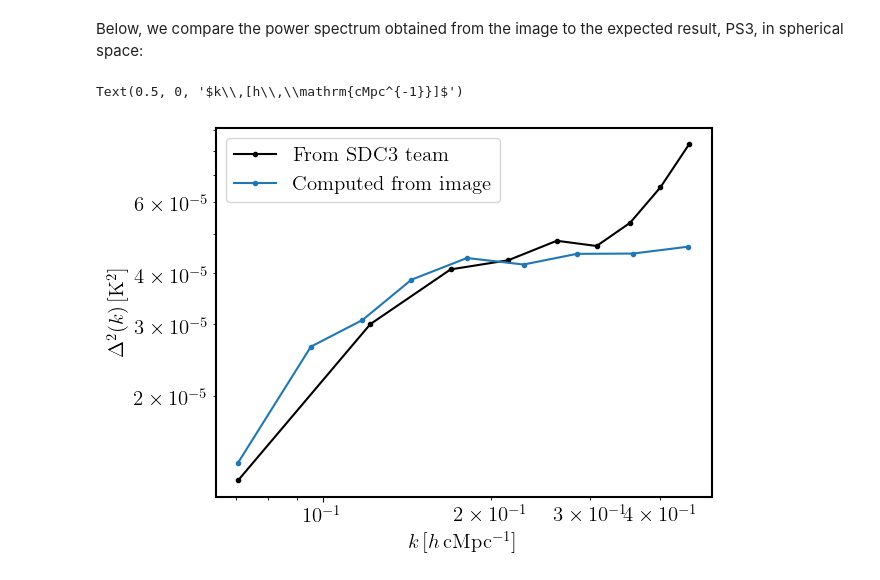
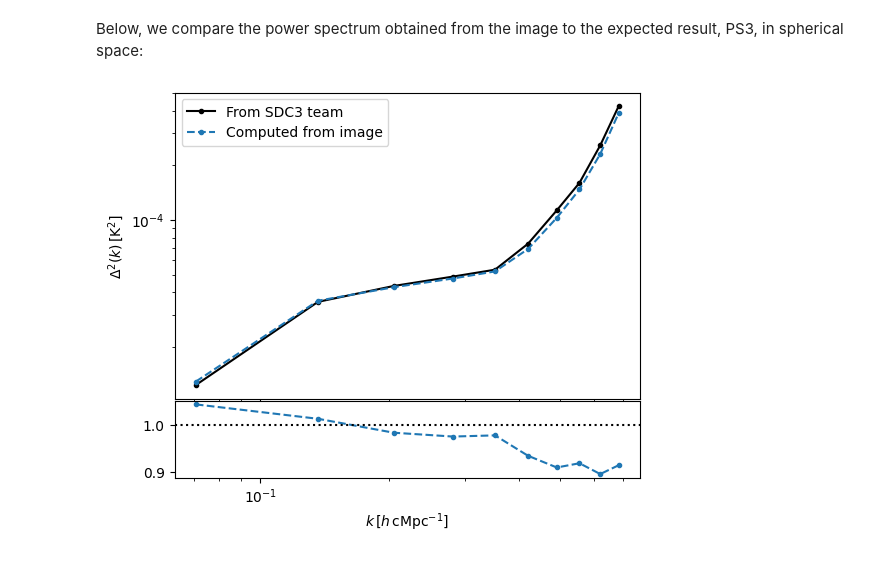
Before and after one commit to guotsuan/science-testcases-srcnetv01, a Jupyter notebook: SWF-008-T1/test_swf008_v0.ipynb, the cells around one changed output. Saved outputs shown, nothing was run; the diff lists cells and outputs as text; code cells hidden in the pictures.

```diff
--- a/SWF-008-T1/test_swf008_v0.ipynb
+++ b/SWF-008-T1/test_swf008_v0.ipynb
@@ -449,9 +329,9 @@ We use `ps_eor` to load the reduced PSF and image files and transform them into
 w_cube = datacube.CartWeightCube.load_from_fits_image_and_psf(
     files=[f'IM1.{weighting}_image_reduced.fits'],
     files_psf=[f'TestDataset.{weighting}_psf_reduced.fits'],
-    umin=max(50, D_station/np.mean(lamb_array)),  # 50 default
-    umax=min(250, bmax.si/np.mean(lamb_array)),  # 250 default
-    theta_fov=(1.22*np.mean(lamb_array)/D_station).value,
+    umin=30,#max(50, D_station/np.mean(lamb_array)),  # 50 default
+    umax=500,#min(250, bmax.si/np.mean(lamb_array)),  # 250 default
+    theta_fov=np.radians(9.10),#(1.22*np.mean(lamb_array)/D_station).value,
     int_time=int_time.to(units.s).value,
     total_time=total_time.to(units.s).value,
     use_wscnormf=False, # use pSF and not WSCNORMF to normalise the visibilities
@@ -519,0 +372,7 @@ ps3d.plot(title='Spherically averaged power spectra')
+# %%
+# Create a Cylindrically averaged PS and plot
+ps_gen_sq = get_ps_gen_square(w_cube, fmin, primary_beam='ska_low', window_fct='hann')
+ps2d = set_kpar_max(ps_gen_sq.get_ps2d(w_cube))
+
+fig, ax = plt.subplots()
+ps2d.plot(ax=ax, vmin=7e-3, vmax=6.8e-1, cmap='Spectral_r')
@@ -527,10 +409,25 @@ w_kbins, pspec_1d_from_file = cyl_to_sph(pspec_2d_from_file.value, kperp_bins, k
+# %%
+nbins = 10
+kbins = np.linspace(np.min(k_mag), np.max(k_mag), nbins)
+dk= np.diff(kbins)[0]
+kbin_edges = np.arange(kbins.min()-dk/2, kbins.max()+dk, dk)
 # %%
-plt.figure()
-plt.loglog(w_kbins, w_kbins**3 * pspec_1d_from_file / 2./ np.pi**2, color='k', label='From SDC3 team', marker='.')
-plt.loglog(ps3d.k_mean, ps3d.data, label='Computed from image', marker='.')
-plt.legend()
-plt.ylabel(r'$\Delta^2 (k)\,[\mathrm{K}^2]$')
-plt.xlabel(r'$k\,[h\,\mathrm{cMpc^{-1}}]$')
+fig, axes = plt.subplots(2, 1, figsize=(6, 5), sharex=True, gridspec_kw={'height_ratios':(4, 1), 'hspace':0.01})
+
+# Average input cynlindrical ps
+w_kbins, pspec_1d_from_file = cyl_to_sph(pspec_2d_from_file.value, kperp_bins, kpara_bins, kbins=kbins)
+axes[0].loglog(w_kbins, w_kbins**3 * pspec_1d_from_file / 2./ np.pi**2, color='k', label='From SDC3 team', marker='.')
+
+# Average output cynlindrical ps
+w_kbins, pspec_1d_from_image = cyl_to_sph(ps2d.data, kperp_bins, kpara_bins, kbins=kbins)
+axes[0].loglog(w_kbins, w_kbins**3 * pspec_1d_from_image / 2./ np.pi**2, label='Computed from image', marker='.', ls='--')
+axes[1].plot(w_kbins, pspec_1d_from_image/pspec_1d_from_file, marker='.', ls='--')
+
+axes[1].axhline(1, color='k', ls=':')
+axes[0].legend()
+axes[0].set_ylabel(r'$\Delta^2 (k)\,[\mathrm{K}^2]$')
+axes[1].set_xlabel(r'$k\,[h\,\mathrm{cMpc^{-1}}]$')
+fig.tight_layout()
+fig.savefig('output_spherical_ps.png', dpi=220)
 # %% [output]
-Text(0.5, 0, '$k\\,[h\\,\\mathrm{cMpc^{-1}}]$')
-[figure, old version]
+[figure, new version]
```
Also changed, not shown: parts of 18 cells of this notebook.
